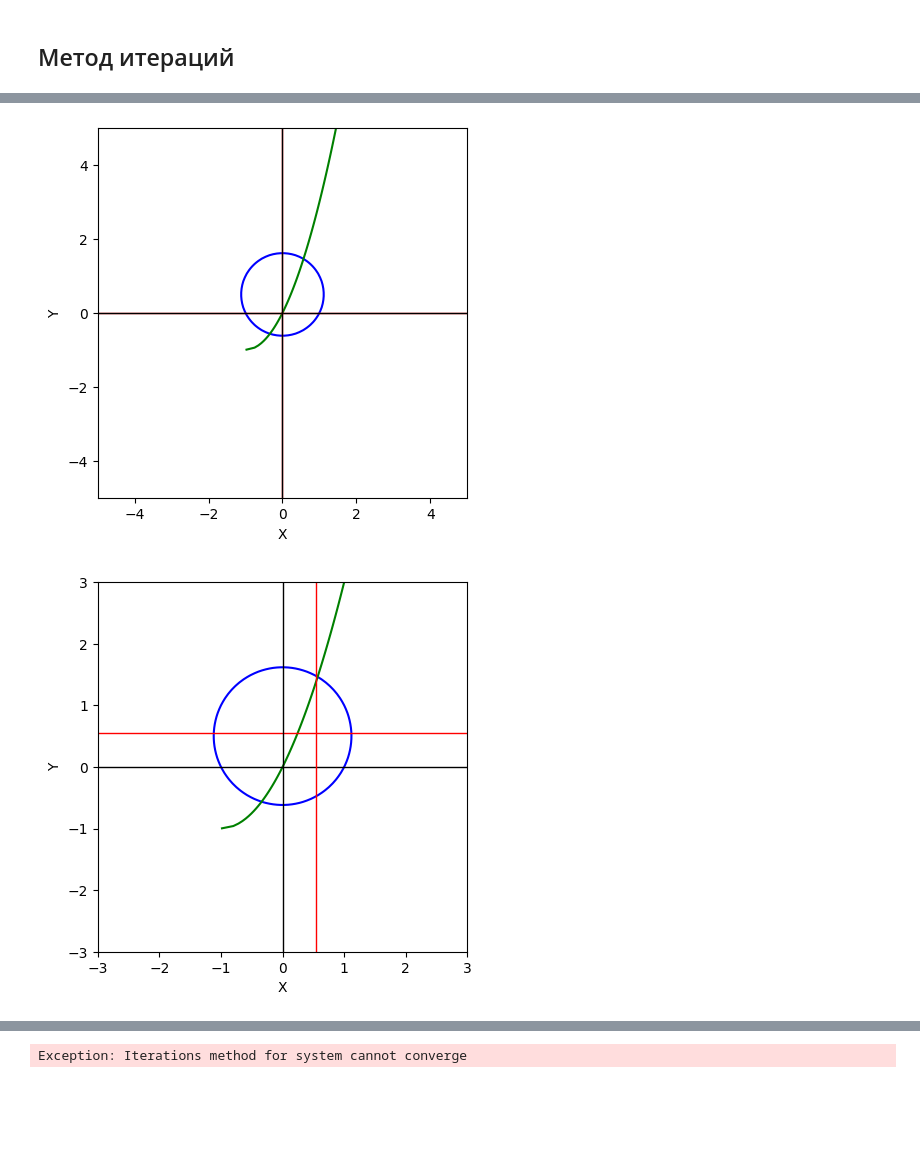
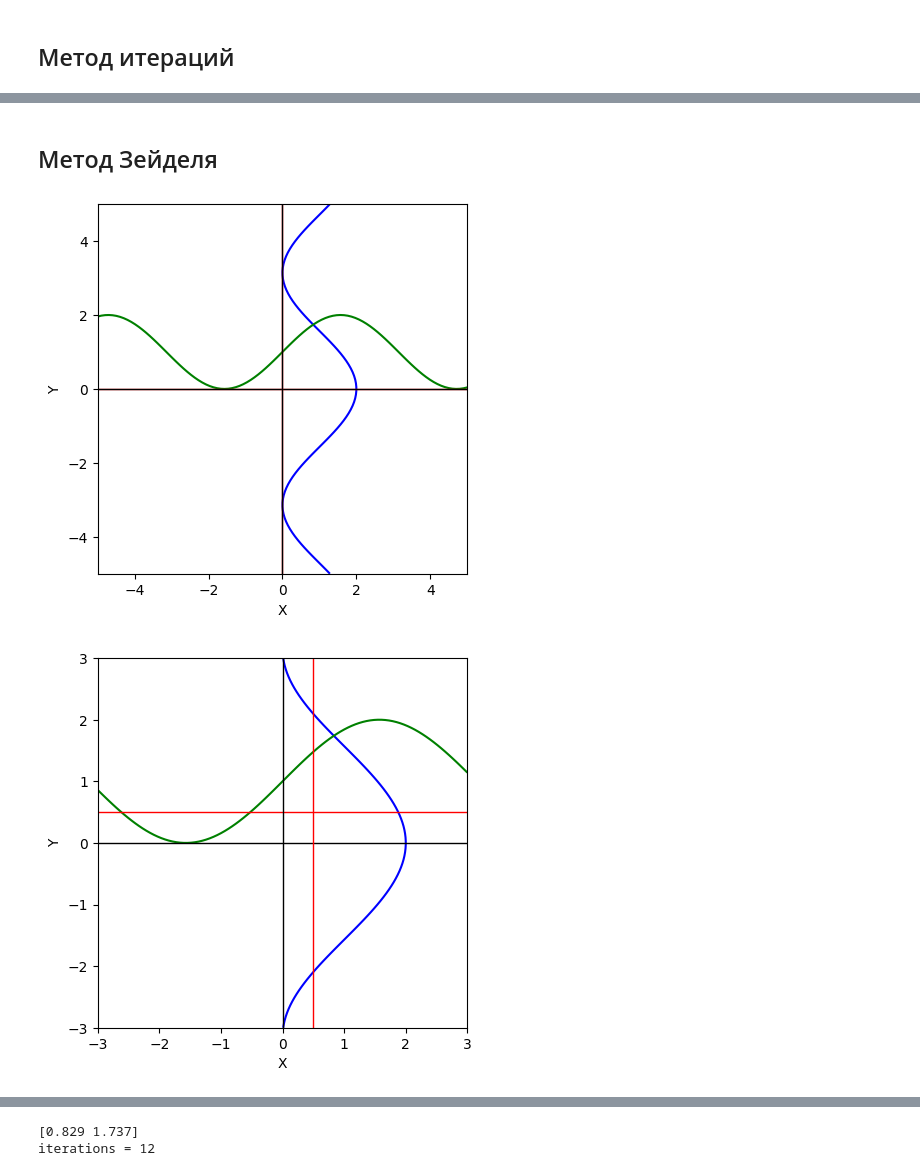
Before and after one commit to sikorskii/numeric_methods, a Jupyter notebook: NM2/lab.ipynb, the cells around one changed output, grey strips where cells are left out. Cells and saved outputs as stored; diff of their text form; code cells hidden in the pictures; blank space fills up the shorter version.

Commit message:
NM2. add convergence asserts

```diff
--- a/NM2/lab.ipynb
+++ b/NM2/lab.ipynb
@@ -22,6 +22,9 @@ def plot_on_interval(f, a, b, current_x):
     plt.ylabel("f(x)")
     plt.show()
     return ax
+
+def det(A):
+    return A[0, 0] * A[1, 1] - A[0, 1] * A[1, 0]
 # %%
 def newton(f, df, lbound, rbound, eps):
     if not changes_sign(f, lbound, rbound):
@@ -192,0 +268,10 @@ iterations = 7
+# %%
+lbound = -3
+rbound = 3
+init_solution = np.array([0.5, 0.5])
+plot_system(f1, f2, -5, 5, [0, 0])
+plot_system(f1, f2, lbound, rbound, init_solution)
+solution, iterations = iterations_system(init_solution, 1e-2)
+plot_system(f1, f2, lbound, rbound, solution)
+print(solution)
+print("iterations = {0}".format(iterations))
@@ -193,24 +284,23 @@ iterations = 7
+# %% [markdown]
+## Метод Зейделя
 # %%
-def phi1(x, y):
-    return x**2 + y**2 - 1
+def zeidel_system(initial, eps):
+    if not check_converging_simple_iterations(f, initial):
+        print("Метод Зейделя не сойдется")
+        return
 
-def phi2(y):
-    return np.sqrt(y + 1) - 1
-
-def iterations_system(initial, eps):
     iterations = 0
 
     while iterations < max_iter:
         iterations += 1
 
-        x0 = initial[0]
         y0 = initial[1]
+        x0 = phi1(y0)
 
         solution = np.array([
-            phi2(y0),
-            phi1(x0, y0)
+            x0,
+            phi2(x0)
         ])
-
         #plot_system(f1, f2, lbound, rbound, solution)
 
         if is_accuracy_achieved(solution, initial, eps):
@@ -218,17 +308,17 @@ def iterations_system(initial, eps):
 
         initial = solution
 
-    raise Exception("Iterations method for system cannot converge")
+    raise Exception("Zeidel method for system cannot converge")
 # %%
-lbound = -1
+lbound = -3
 rbound = 3
-init_solution = np.array([0.55, 0.55])
-plot_system(f1, f2, -1, 5, [0, 0])
+init_solution = np.array([0.5, 0.5])
+plot_system(f1, f2, -5, 5, [0, 0])
 plot_system(f1, f2, lbound, rbound, init_solution)
-solution, iterations = iterations_system(init_solution, 1e-3)
+solution, iterations = zeidel_system(init_solution, 1e-2)
 plot_system(f1, f2, lbound, rbound, solution)
 print(solution)
 print("iterations = {0}".format(iterations))
 # %% [output]
-[figure, old version]
+[figure, new version]
-[figure, old version]
+[figure, new version]
@@ -235 +326,2 @@ print("iterations = {0}".format(iterations))
-Exception: Iterations method for system cannot converge
+[0.829 1.737]
+iterations = 12
```
Also changed, not shown: parts of 4 cells of this notebook.
